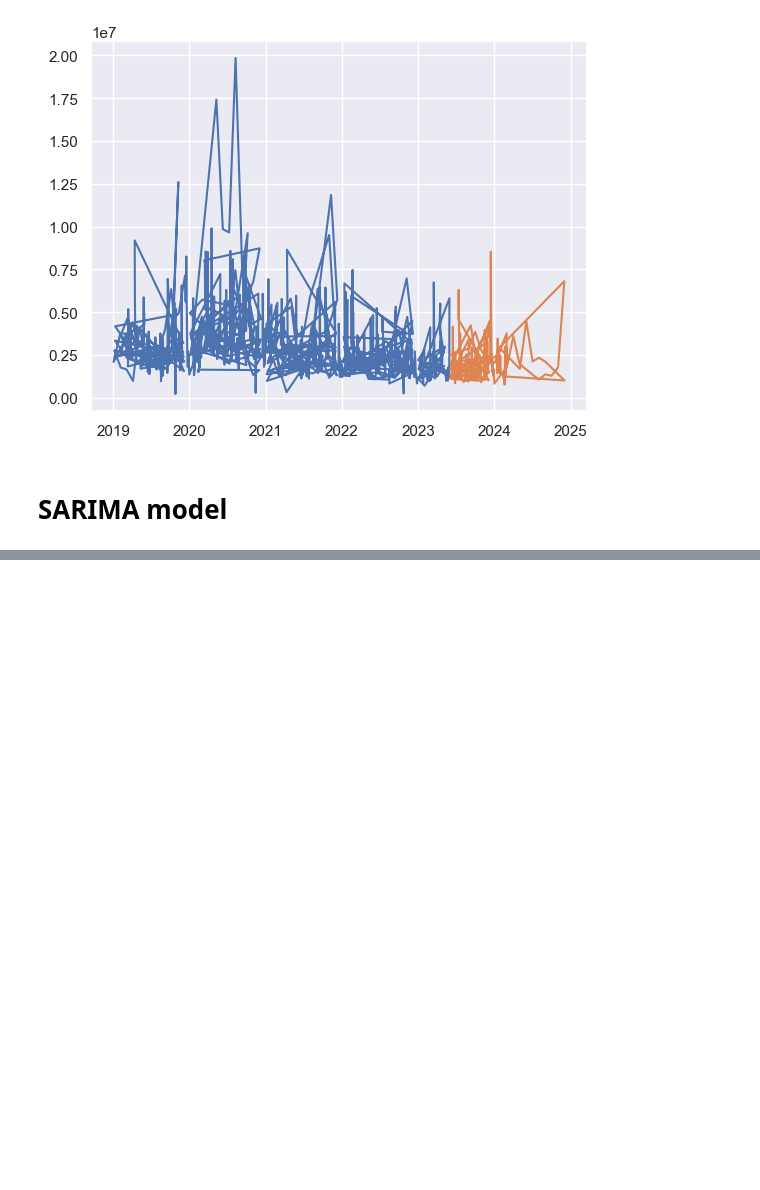
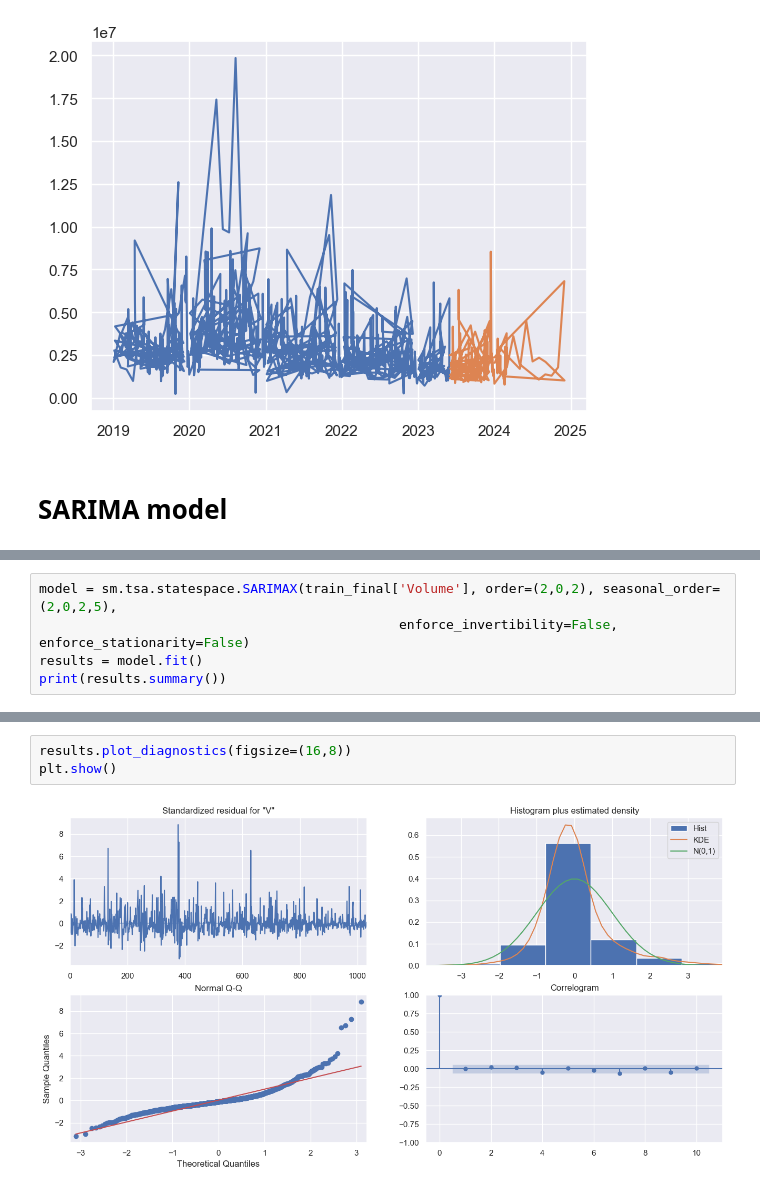
Before and after one commit to iampawankc/MLAlgo, a Jupyter notebook: TimeSeriesForecasting/StockPricePrediction.ipynb, the cells around one changed output, grey strips where cells are left out. Drawn from its saved outputs; the diff is of its cells as text; blank space fills up the shorter version.

```diff
--- a/TimeSeriesForecasting/StockPricePrediction.ipynb
+++ b/TimeSeriesForecasting/StockPricePrediction.ipynb
@@ -780,0 +645,5 @@ dfobj2.sort_values(by=['AIC'])
+# %%
+model = sm.tsa.statespace.SARIMAX(train_final['Volume'], order=(2,0,2), seasonal_order=(2,0,2,5),
+                                              enforce_invertibility=False, enforce_stationarity=False)
+results = model.fit()
+print(results.summary())
@@ -780,0 +681,5 @@ dfobj2.sort_values(by=['AIC'])
+# %%
+results.plot_diagnostics(figsize=(16,8))
+plt.show()
+# %% [output]
+[figure, added]
```
Also changed, not shown: parts of 26 cells of this notebook, 5 other files.
